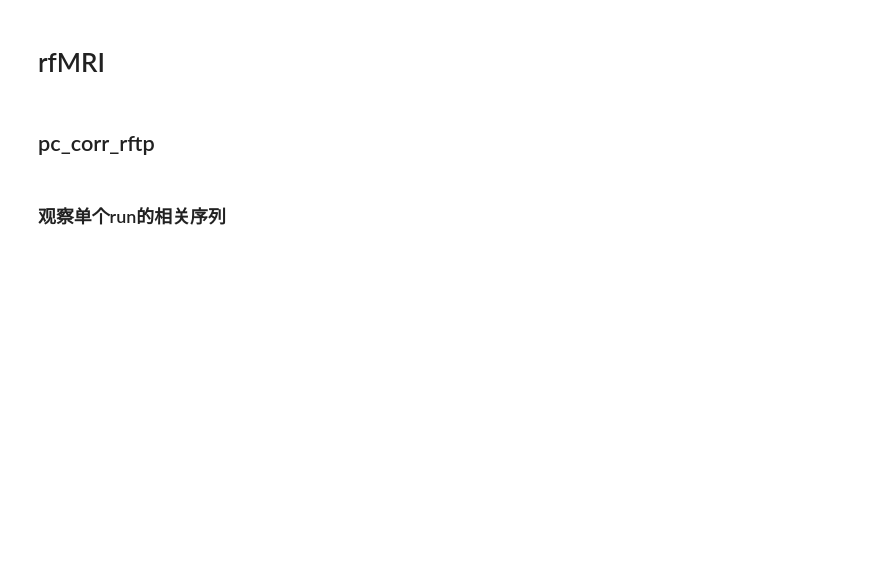
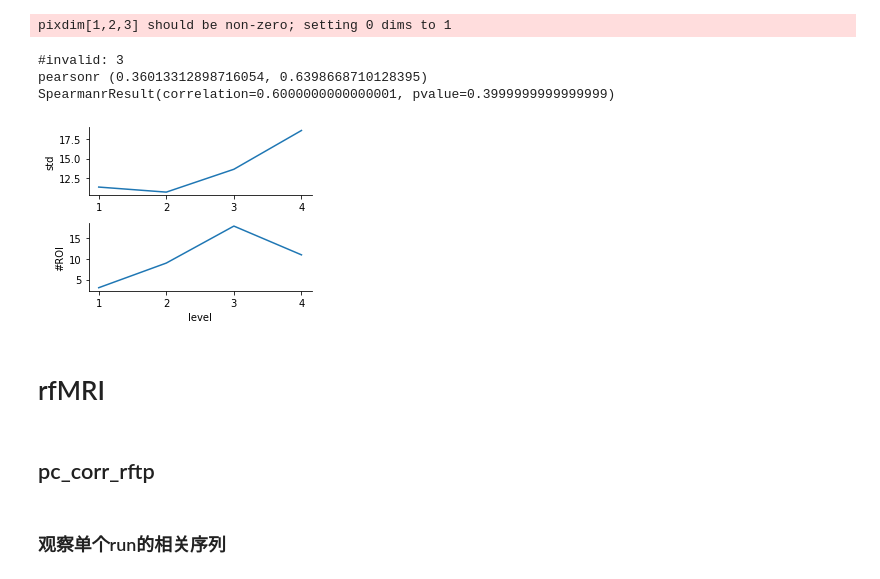
Before and after one commit to BNUCNL/nibrain, a Jupyter notebook: cxy_visual_dev/scripts/plot_line_bar.ipynb, the cells around one changed output. Cells and saved outputs as stored; diff of their text form; code cells hidden in the pictures; blank space fills up the shorter version.

```diff
--- a/cxy_visual_dev/scripts/plot_line_bar.ipynb
+++ b/cxy_visual_dev/scripts/plot_line_bar.ipynb
@@ -19,3 +58,46 @@ if not os.path.isdir(work_dir):
+# %%
+figsize = (4, 3)
+n_level = 4
+levels = np.arange(1, n_level+1)
+# fname = f'HCPY-M+T_MMP-vis3-R_zscore1_PCA-subj_N{n_level}'
+fname = f'HCPY-M+T_MMP-vis3-R_zscore1_PCA-subj_mask7-N{n_level}'
+pc_file = pjoin(anal_dir, 'decomposition/HCPY-M+T_MMP-vis3-R_zscore1_PCA-subj.dscalar.nii')
+mask_file = pjoin(anal_dir, f'mask_map/{fname}.dlabel.nii')
+rois = get_rois('MMP-vis3-R')
+atlas = Atlas('HCP-MMP')
+out_file = pjoin(work_dir, f'{fname}_#ROI.jpg')
+# out_file = 'show'
+
+n_roi = len(rois)
+c2_map = nib.load(pc_file).get_fdata()[1]
+mask_map = nib.load(mask_file).get_fdata()[0]
+count_mat = np.zeros((n_roi, n_level))
+for roi_idx, roi in enumerate(rois):
+    mask_roi = atlas.get_mask(roi)[0]
+    samples = mask_map[mask_roi]
+    for level_idx, level in enumerate(levels):
+        count_mat[roi_idx, level_idx] = np.mean(samples == level)
+level_vec = np.argmax(count_mat, 1) + 1
+invalid_vec = np.all(count_mat < 0.5, 1)
+print('#invalid:', np.sum(invalid_vec))
+level_vec[invalid_vec] = 0
+
+y1 = np.zeros(n_level)
+y2 = np.zeros(n_level)
+for idx, level in enumerate(levels):
+    mask = mask_map == level
+    y1[idx] = np.std(c2_map[mask], ddof=1)
+    y2[idx] = np.sum(level_vec == level)
+
+plot_line([y1, y2], 2, 1, xlabel='level', xticklabel=levels, ylabel=['std', '#ROI'], mode=out_file, figsize=figsize)
+print('pearsonr', pearsonr(y1, y2))
+print(spearmanr(y1, y2))
+# %% [output]
+pixdim[1,2,3] should be non-zero; setting 0 dims to 1
+#invalid: 3
+pearsonr (0.36013312898716054, 0.6398668710128395)
+SpearmanrResult(correlation=0.6000000000000001, pvalue=0.3999999999999999)
+[figure, added]
 # %% [markdown]
 # rfMRI
 # %% [markdown]
```
Also changed, not shown: parts of 2 cells of this notebook, 2 other files.
